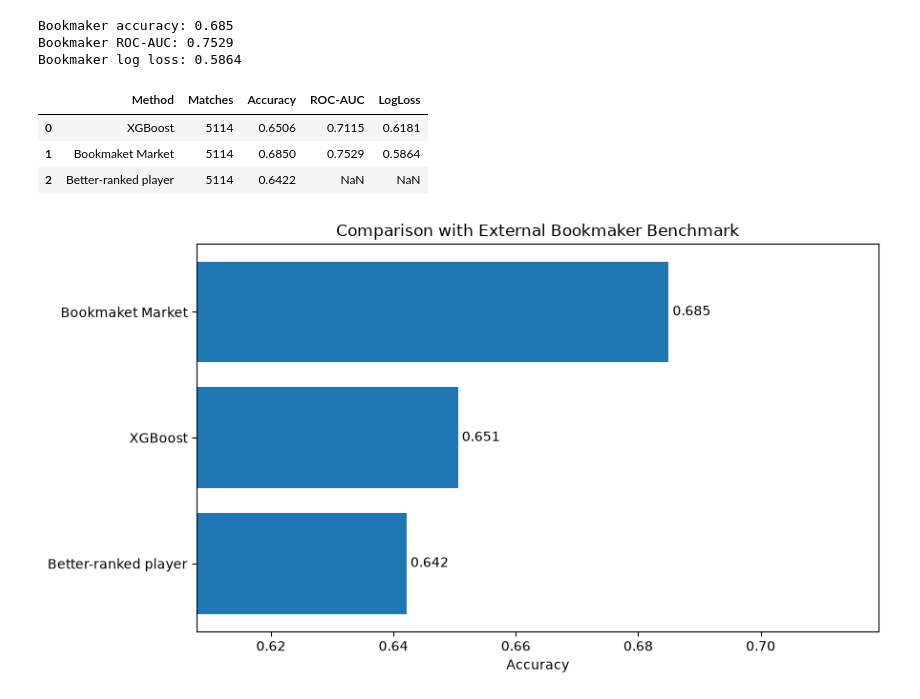
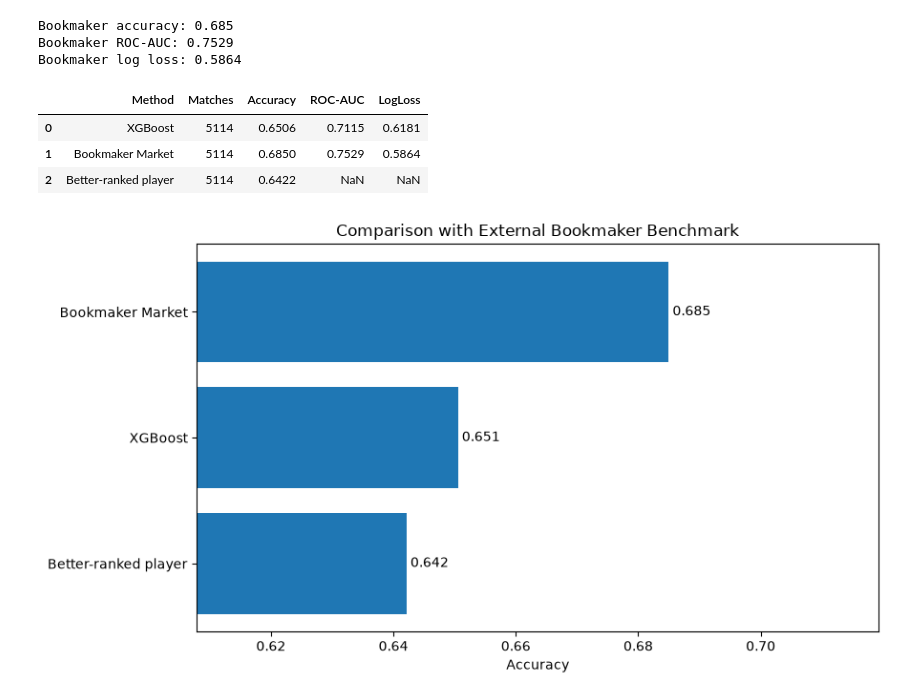
Before and after one commit to elimiotto05/artificial_intelligence, a Jupyter notebook: notebooks/13_final_evaluation.ipynb, the cells around one changed output. Cells and saved outputs as stored; diff of their text form; code cells hidden in the pictures.

```diff
--- a/notebooks/13_final_evaluation.ipynb
+++ b/notebooks/13_final_evaluation.ipynb
@@ -422,40 +450,39 @@ ranking_subset_accuracy = (
     bookmaker_subset["RankingBaselineCorrect"].mean()
 )
 # %%
-#create the comparison table
-
+# compare the three methods on exactly the same matches
 bookmaker_comparison = pd.DataFrame(
     [
         {
             "Method":"XGBoost",
             "Matches": len(bookmaker_subset),
             "Accuracy": xgboost_subset_accuracy,
             "ROC-AUC": xgboost_subset_auc,
             "LogLoss": xgboost_subset_log_loss
         },
 
         {
-            "Method":"Bookmaket Market",
+            "Method":"Bookmaker Market",
             "Matches": len(bookmaker_subset),
             "Accuracy": bookmaker_accuracy,
             "ROC-AUC": bookmaker_auc,
             "LogLoss": bookmaker_log_loss
         },
 
         {
             "Method":"Better-ranked player",
             "Matches": len(bookmaker_subset),
             "Accuracy": ranking_subset_accuracy,
             "ROC-AUC": np.nan,
             "LogLoss": np.nan
         }
     ]
 )
 
 display( bookmaker_comparison.round(4))
 # %% [output]
 |  | Method | Matches | Accuracy | ROC-AUC | LogLoss |
 | 0 | XGBoost | 5114 | 0.6506 | 0.7115 | 0.6181 |
-| 1 | Bookmaket Market | 5114 | 0.6850 | 0.7529 | 0.5864 |
+| 1 | Bookmaker Market | 5114 | 0.6850 | 0.7529 | 0.5864 |
 | 2 | Better-ranked player | 5114 | 0.6422 | NaN | NaN |
 # %%
```
Also changed, not shown: parts of 68 cells of this notebook, 1 other file.
